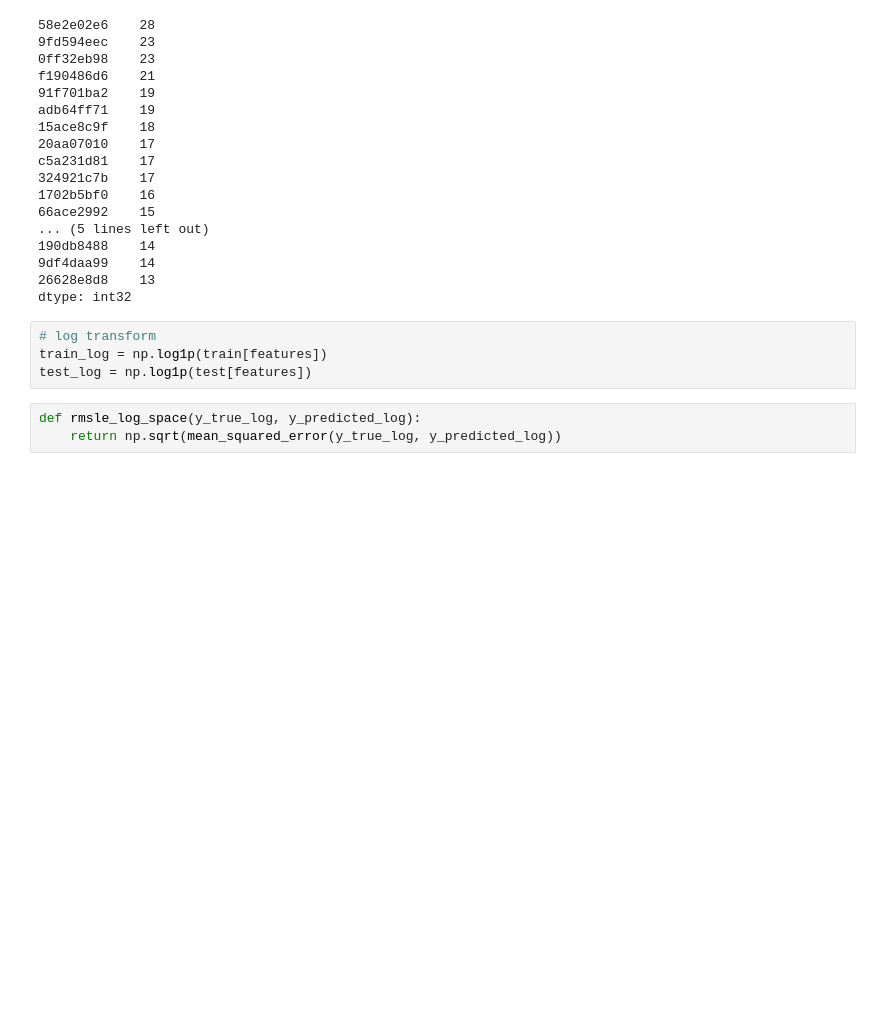
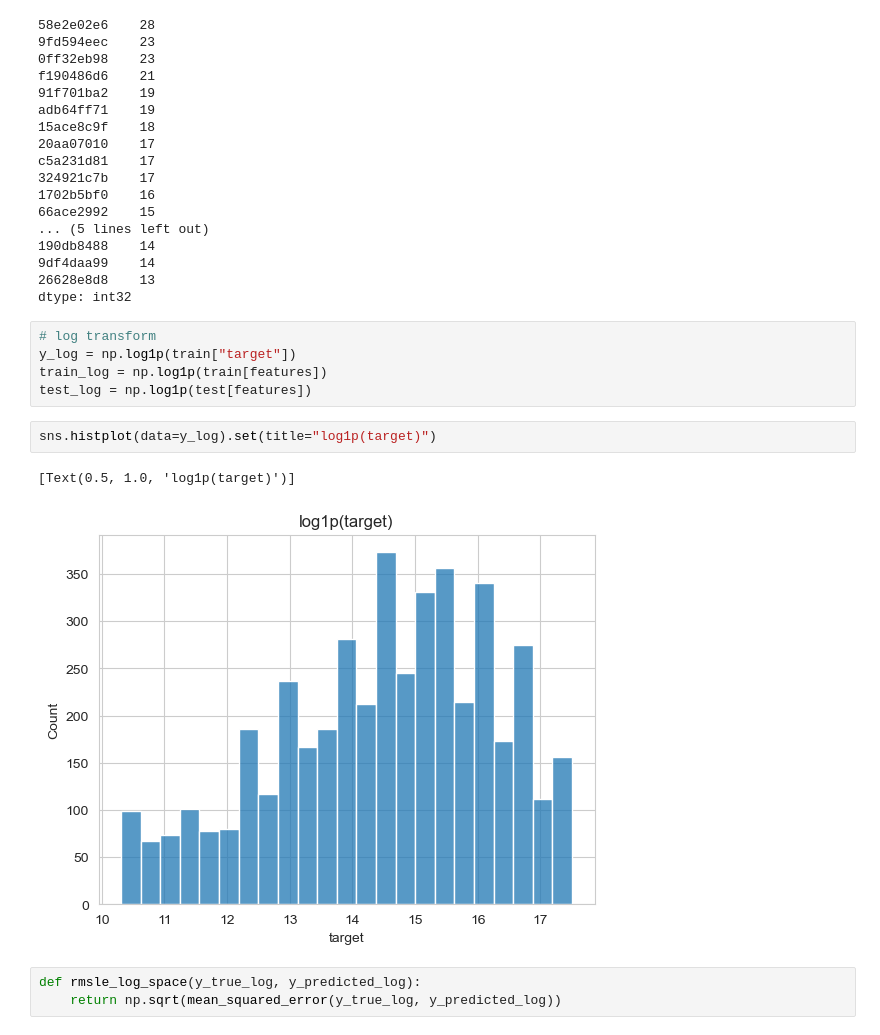
Before and after one commit to shakil-t/Kaggle-Competitions, a Jupyter notebook: Santander Value Prediction Challenge/Santander Value Prediction Challenge.ipynb, the cells around one changed output. Saved outputs shown, nothing was run; the diff lists cells and outputs as text; blank space fills up the shorter version.

```diff
--- a/Santander Value Prediction Challenge/Santander Value Prediction Challenge.ipynb
+++ b/Santander Value Prediction Challenge/Santander Value Prediction Challenge.ipynb
@@ -225,8 +214,14 @@ c5a231d81    17
 dtype: int32
 # %%
 # log transform
+y_log = np.log1p(train["target"])
 train_log = np.log1p(train[features])
 test_log = np.log1p(test[features])
+# %%
+sns.histplot(data=y_log).set(title="log1p(target)")
+# %% [output]
+[Text(0.5, 1.0, 'log1p(target)')]
+[figure, added]
 # %%
 def rmsle_log_space(y_true_log, y_predicted_log):
     return np.sqrt(mean_squared_error(y_true_log, y_predicted_log))
```
Also changed, not shown: parts of 12 cells of this notebook.
